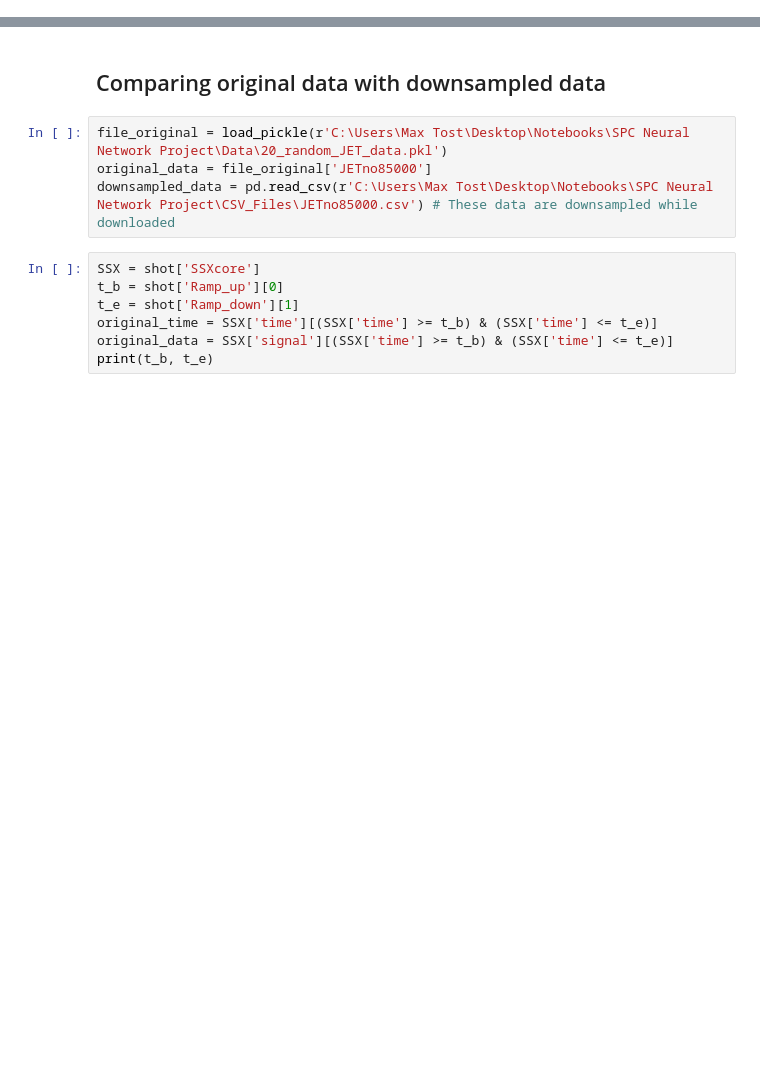
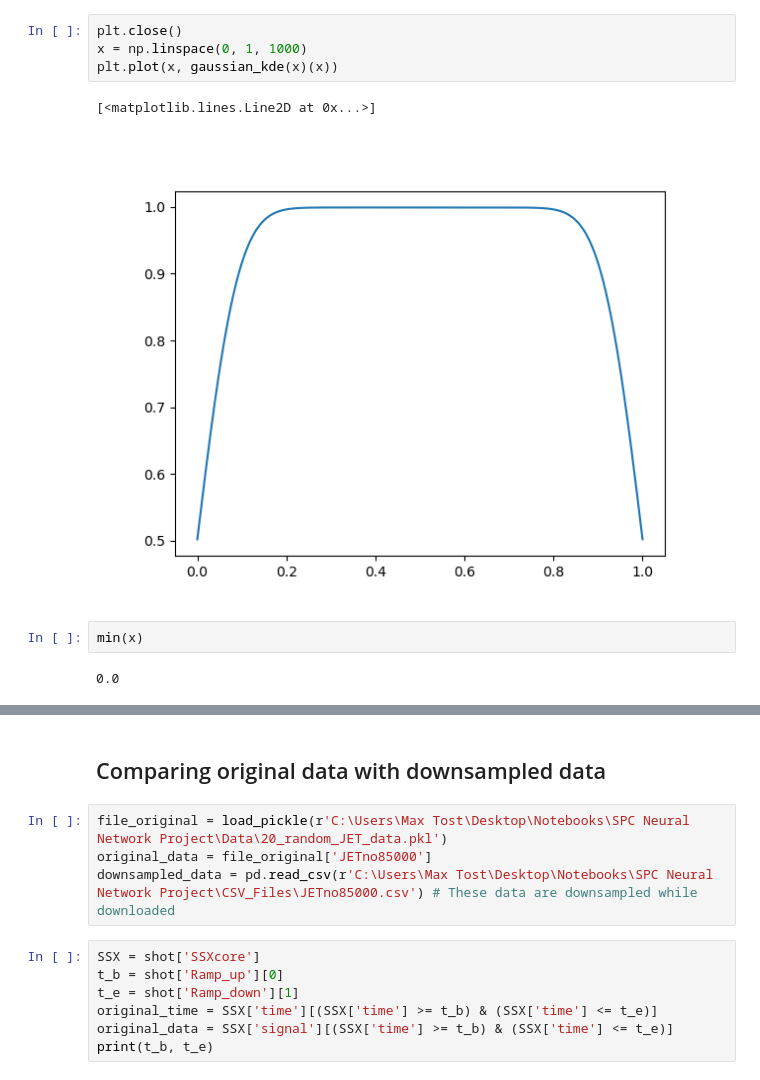
Before and after one commit to maxtost10/SPC-Runaway_Classifier, a Jupyter notebook: Processing_Data/Exploratory Data Analysis.ipynb, the cells around one changed output, grey strips where cells are left out. Drawn from its saved outputs; the diff is of its cells as text; blank space fills up the shorter version.

```diff
--- a/Processing_Data/Exploratory Data Analysis.ipynb
+++ b/Processing_Data/Exploratory Data Analysis.ipynb
@@ -14,0 +60,11 @@ from Server_Scripts.remote_processing_csv import *
+# %%
+plt.close()
+x = np.linspace(0, 1, 1000)
+plt.plot(x, gaussian_kde(x)(x))
+# %% [output]
+[<matplotlib.lines.Line2D at 0x...>]
+[figure, added]
+# %%
+min(x)
+# %% [output]
+0.0
```
Also changed, not shown: parts of 9 cells of this notebook.
